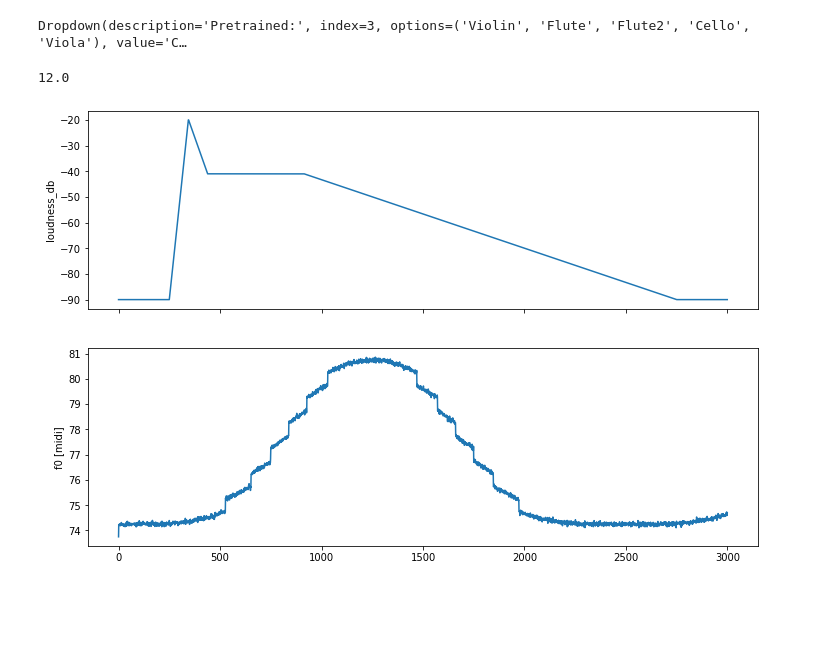
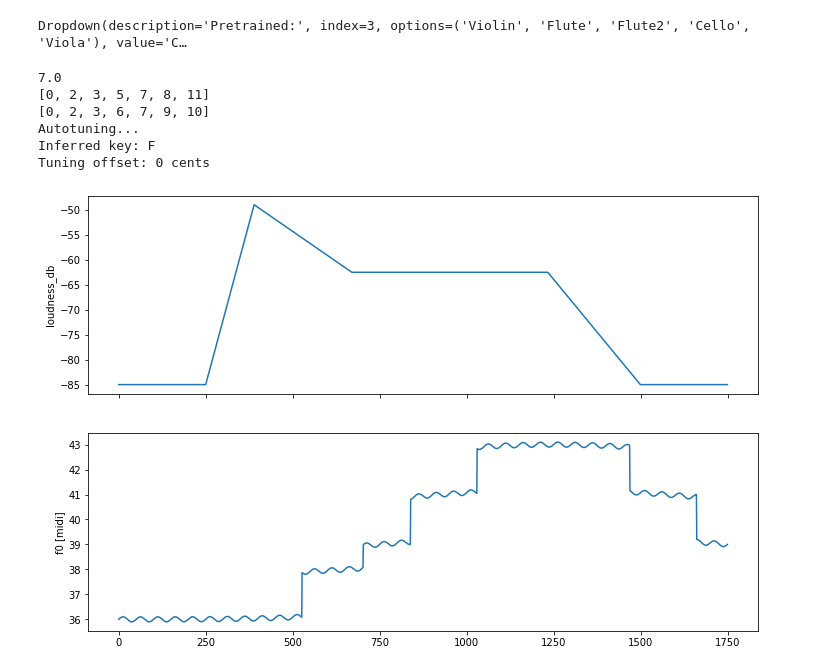
Before and after one commit to kureta/film, a Jupyter notebook: film.ipynb, the cells around one changed output. Cells and saved outputs as stored; diff of their text form; code cells hidden in the pictures; blank space fills up the shorter version.

```diff
--- a/film.ipynb
+++ b/film.ipynb
@@ -132,6 +80,3 @@ pretrained = widgets.Dropdown(
 display(pretrained)
 # %% [output]
 Dropdown(description='Pretrained:', index=3, options=('Violin', 'Flute', 'Flute2', 'Cello', 'Viola'), value='C…
-# %%
-def oscillate(t, freq, center, range, phase=0., power=1):
-    return center + range * np.sin(freq * 2 * np.pi * (t + phase)) ** power
@@ -152,63 +83,46 @@ def perc(attack_ratio=0.1, duration=0.5, peak=1.0):
-# %%
-def adsr(a, d, s, r, dur, peak, vol):
-    factor = dur / sum([a, d, s, r])
-    num_steps = int(dur / step_dur)
-
-    attack_steps = int(num_steps * a / factor)
-    decay_steps = int(num_steps * d / factor)
-    sustain_steps = int(num_steps * s / factor)
-    release_steps = num_steps - (attack_steps + decay_steps + sustain_steps)
-
-    attack = np.linspace(0., peak, attack_steps)
-    decay = np.linspace(peak, vol, decay_steps)
-    sustain = np.linspace(vol, vol, sustain_steps)
-    release = np.linspace(vol, 0., release_steps)
-
-    return np.concatenate([attack, decay, sustain, release])
-# %%
-def silence(duration=0.5):
-    return np.zeros(int(duration / step_dur))
-# %%
-def rescale(xs, min_val, max_val):
-    return xs * (max_val - min_val) + min_val
 # %%
-loudness = adsr(0.2, 0.2, 1., 0.5, 10., 1., 0.7)
+loudness = adsr(0.25, 0.5, 1., 0.5, 5., .8, 0.5)
 preroll = silence(1.)
 postroll = silence(1.)
 loudness = np.concatenate([preroll, loudness, postroll])
-loudness = rescale(loudness, -90, -20)
+loudness = rescale(loudness, -85, -40)
 
 
 n_steps = len(loudness)
 duration = n_steps * step_dur
 print(duration)
 
 t = np.linspace(0, duration, n_steps)
 
-pitch = oscillate(t, 0.05, 74, 7, 0, 4)
-pitch = auto_tune(pitch, 0.5, np.ones_like(pitch, dtype='bool')*0.5, amount=.5, chromatic=True)
-pitch += np.random.randn(n_steps) * 0.05
+pitch = oscillate(t, 0.05, 36, 7, 0, 4)
+pitch = autotune(pitch, 0.9, scale='harmonic_minor', rotate=4)
+pitch += oscillate(t, 5, 0, 0.1)
 
 af = {
     'f0_hz': librosa.midi_to_hz(pitch),
     'loudness_db': loudness
 }
 
 # Plot
 fig, ax = plt.subplots(nrows=2,
                        ncols=1,
                        sharex=True,
                        figsize=(12, 8))
 
 ax[0].plot(af['loudness_db'])
 ax[0].set_ylabel('loudness_db')
 
 ax[1].plot(librosa.hz_to_midi(af['f0_hz']))
 ax[1].set_ylabel('f0 [midi]')
 pass
 # %% [output]
-12.0
+7.0
+[0, 2, 3, 5, 7, 8, 11]
+[0, 2, 3, 6, 7, 9, 10]
+Autotuning...
+Inferred key: F
+Tuning offset: 0 cents
-[figure, old version]
+[figure, new version]
 # %%
 # Run a batch of predictions.
 outputs = model(af, training=False)
```
Also changed, not shown: parts of 7 cells of this notebook, 3 other files.
